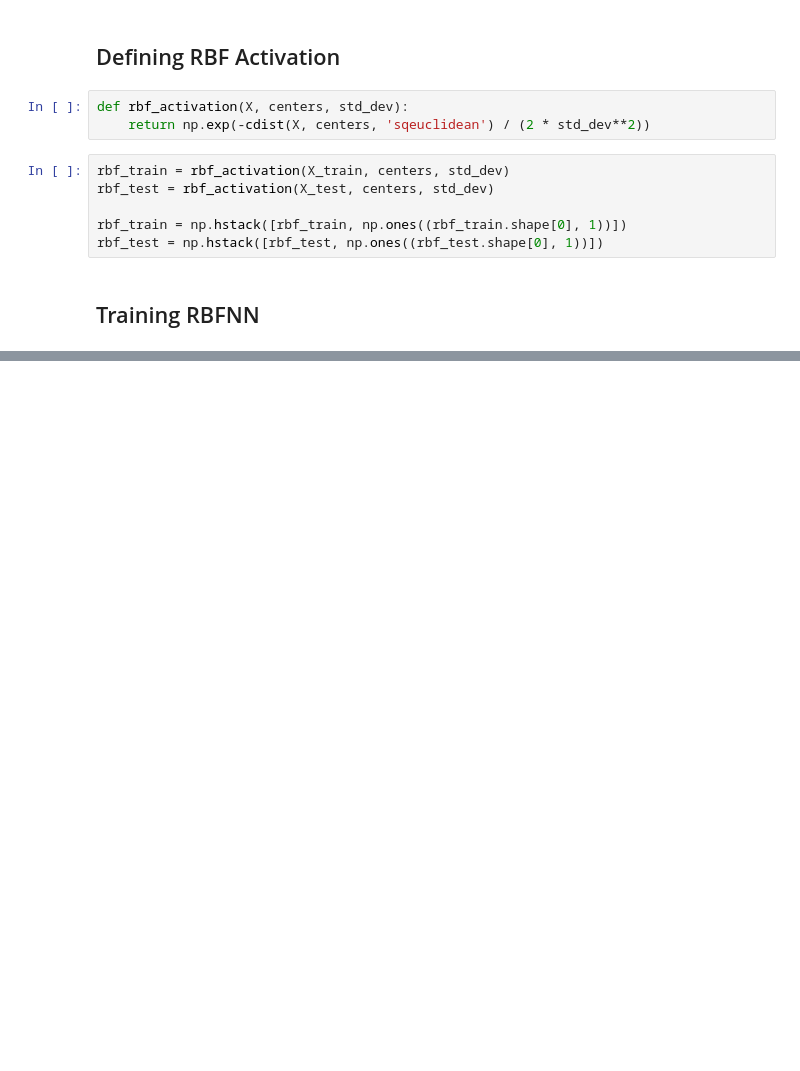
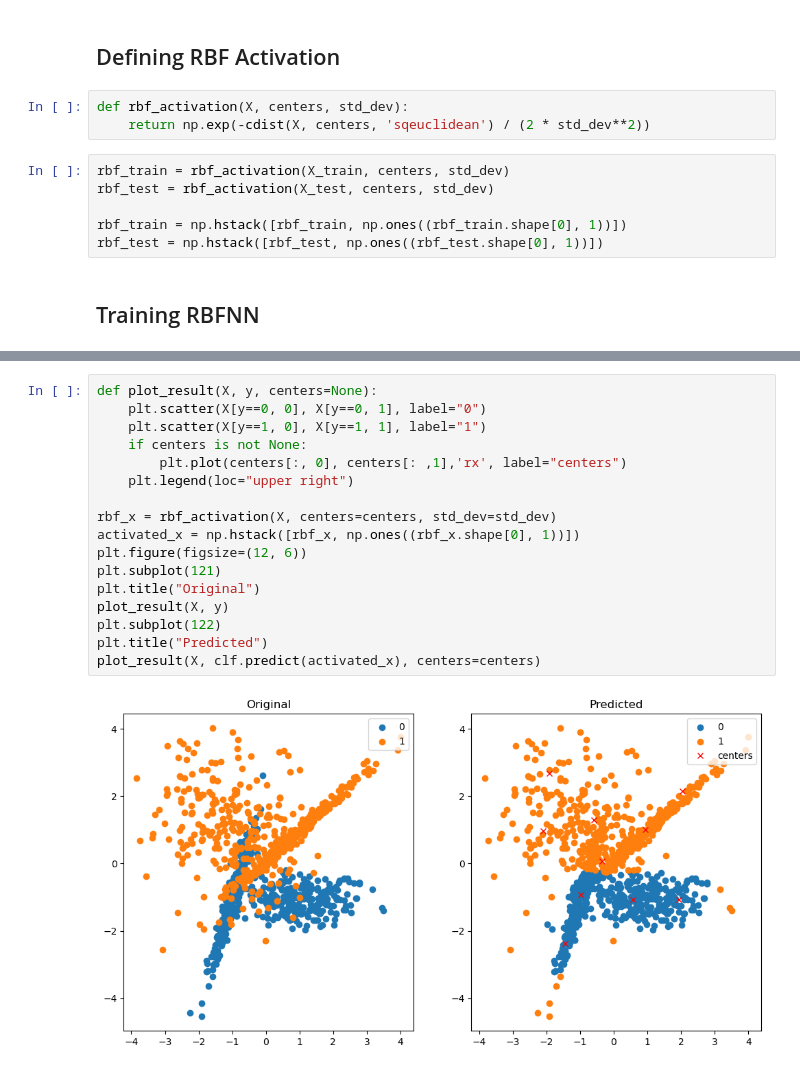
Before and after one commit to AU-AIML-LAB/AICP509-neural-computing-lab, a Jupyter notebook: RadialBasisFunctionNeuralNetwork.ipynb, the cells around one changed output, grey strips where cells are left out. Drawn from its saved outputs; the diff is of its cells as text; blank space fills up the shorter version.

```diff
--- a/RadialBasisFunctionNeuralNetwork.ipynb
+++ b/RadialBasisFunctionNeuralNetwork.ipynb
@@ -84,0 +95,19 @@ Accuracy:  88.0
+# %%
+def plot_result(X, y, centers=None):
+    plt.scatter(X[y==0, 0], X[y==0, 1], label="0")
+    plt.scatter(X[y==1, 0], X[y==1, 1], label="1")
+    if centers is not None:
+        plt.plot(centers[:, 0], centers[: ,1],'rx', label="centers")
+    plt.legend(loc="upper right")
+
+rbf_x = rbf_activation(X, centers=centers, std_dev=std_dev)
+activated_x = np.hstack([rbf_x, np.ones((rbf_x.shape[0], 1))])
+plt.figure(figsize=(12, 6))
+plt.subplot(121)
+plt.title("Original")
+plot_result(X, y)
+plt.subplot(122)
+plt.title("Predicted")
+plot_result(X, clf.predict(activated_x), centers=centers)
+# %% [output]
+[figure, added]
```
Also changed, not shown: parts of 5 cells of this notebook, 1 other file.
